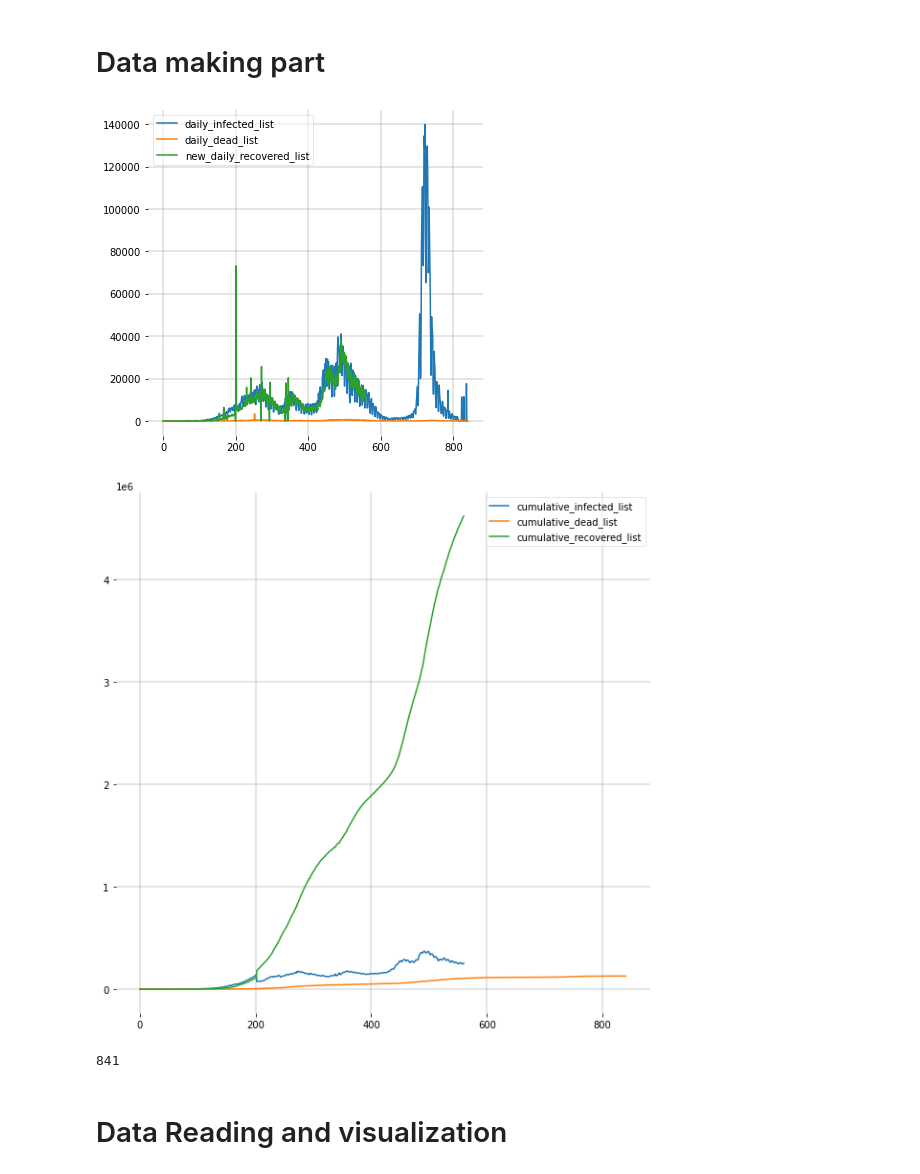
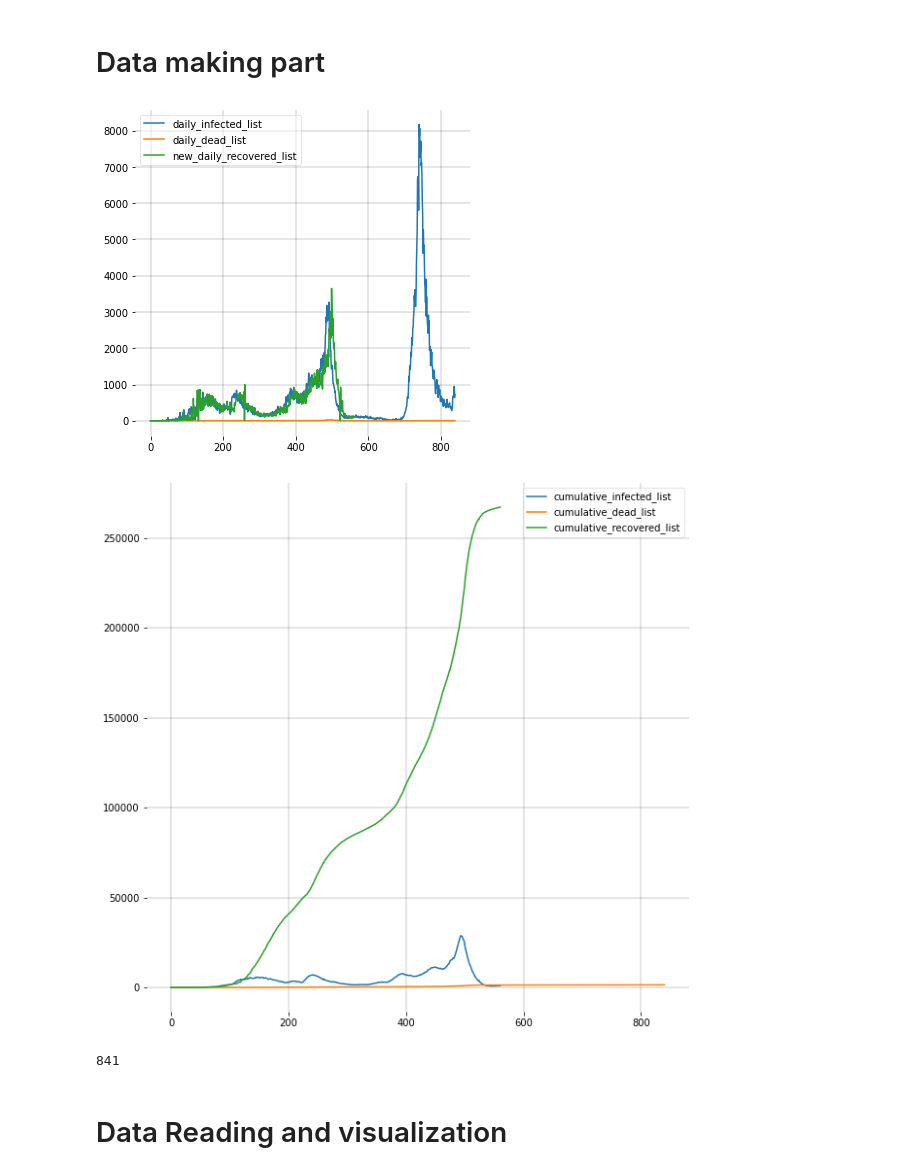
Before and after one commit to jhgoblue/covid-19-pbl, a Jupyter notebook: dinn-sird-baseline.ipynb, the cells around one changed output. Drawn from its saved outputs; the diff is of its cells as text; code cells hidden in the pictures.

```diff
--- a/dinn-sird-baseline.ipynb
+++ b/dinn-sird-baseline.ipynb
@@ -55,7 +55,7 @@ for file_name in sorted_fnames:
     confirmed = 0
     recovered = 0
     for key,row in df.iterrows():
-        if key == 'Argentina':
+        if key == 'Bahrain':
             deaths = deaths + row['Deaths']
             confirmed = confirmed + row['Confirmed']
             recovered = recovered + row['Recovered']
@@ -97,34 +97,34 @@ for spine in ('top', 'right', 'bottom', 'left'):
     ax.spines[spine].set_visible(False)
 plt.show();
 # %% [output]
-[figure, old version]
+[figure, new version]
 # %%
 # Making the SIDR list
-N = 45605826
+N = 1569446
 cumulative_susceptible_list = []
 for i in range(len(cumulative_recovered_list)):
     cumulative_infected_list[i]=(cumulative_infected_list[i] - cumulative_recovered_list[i]- cumulative_dead_list[i])
     cumulative_susceptible_list.append(N - cumulative_recovered_list[i] - cumulative_infected_list[i] - cumulative_dead_list[i])
 
 fig = plt.figure(figsize=(10,10))
 
 ax = fig.add_subplot(111, facecolor='#dddddd', axisbelow=True)
 ax.set_facecolor('xkcd:white')
 
 # plt.plot(cumulative_susceptible_list[:310], label = 'cumulative_susceptible_list')
 plt.plot(cumulative_infected_list, label = 'cumulative_infected_list')
 plt.plot(cumulative_dead_list, label = 'cumulative_dead_list')
 plt.plot(cumulative_recovered_list, label = 'cumulative_recovered_list')
 
 ax.grid(b=True, which='major', c='black', lw=0.2, ls='-')
 legend = ax.legend()
 legend.get_frame().set_alpha(0.5)
 for spine in ('top', 'right', 'bottom', 'left'):
     ax.spines[spine].set_visible(False)
 plt.show();
 print(len(cumulative_susceptible_list))
 # %% [output]
-[figure, old version]
+[figure, new version]
 841
 # %%
 #save as csv files
```
Also changed, not shown: parts of 8 cells of this notebook.
